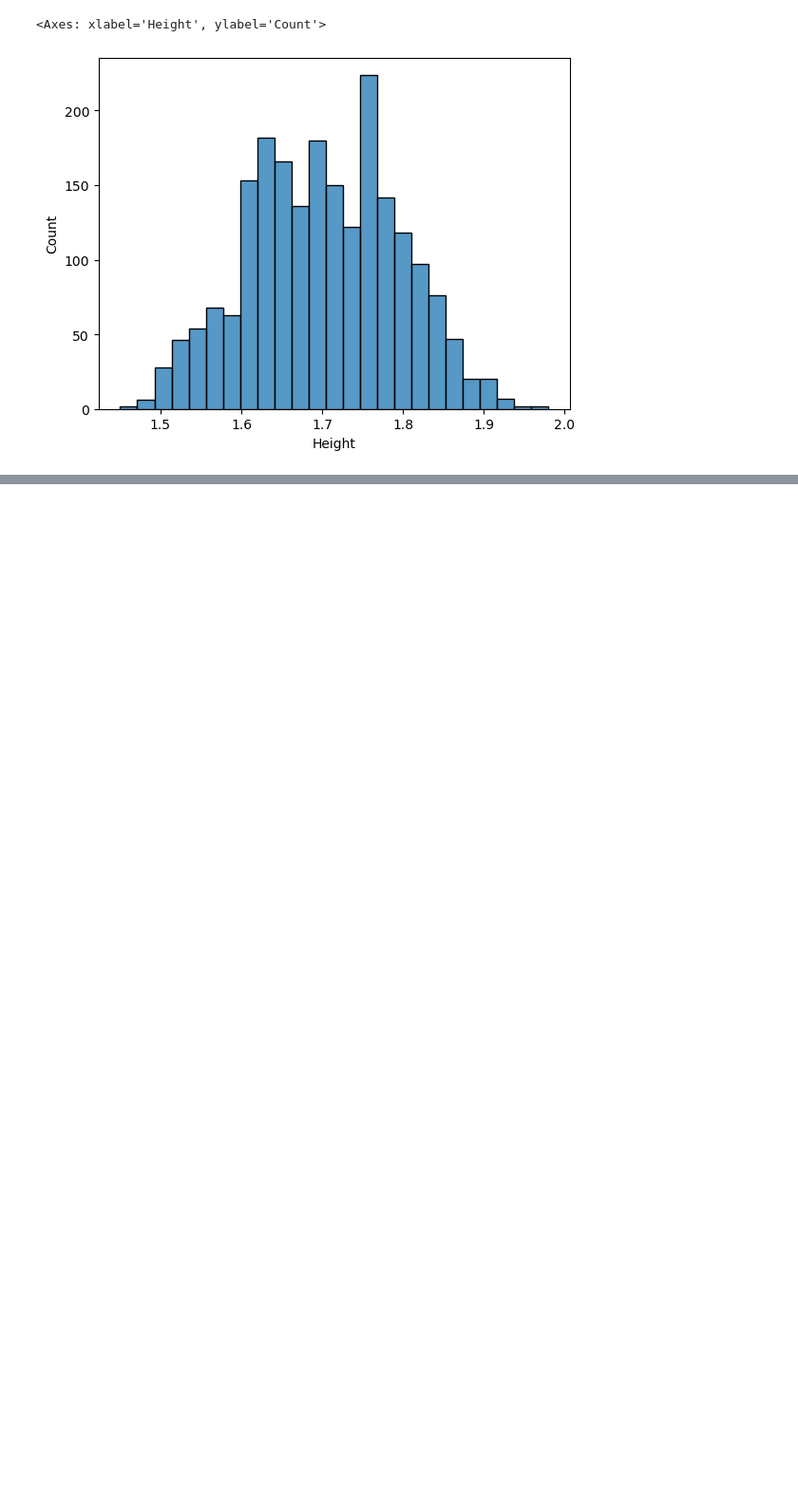
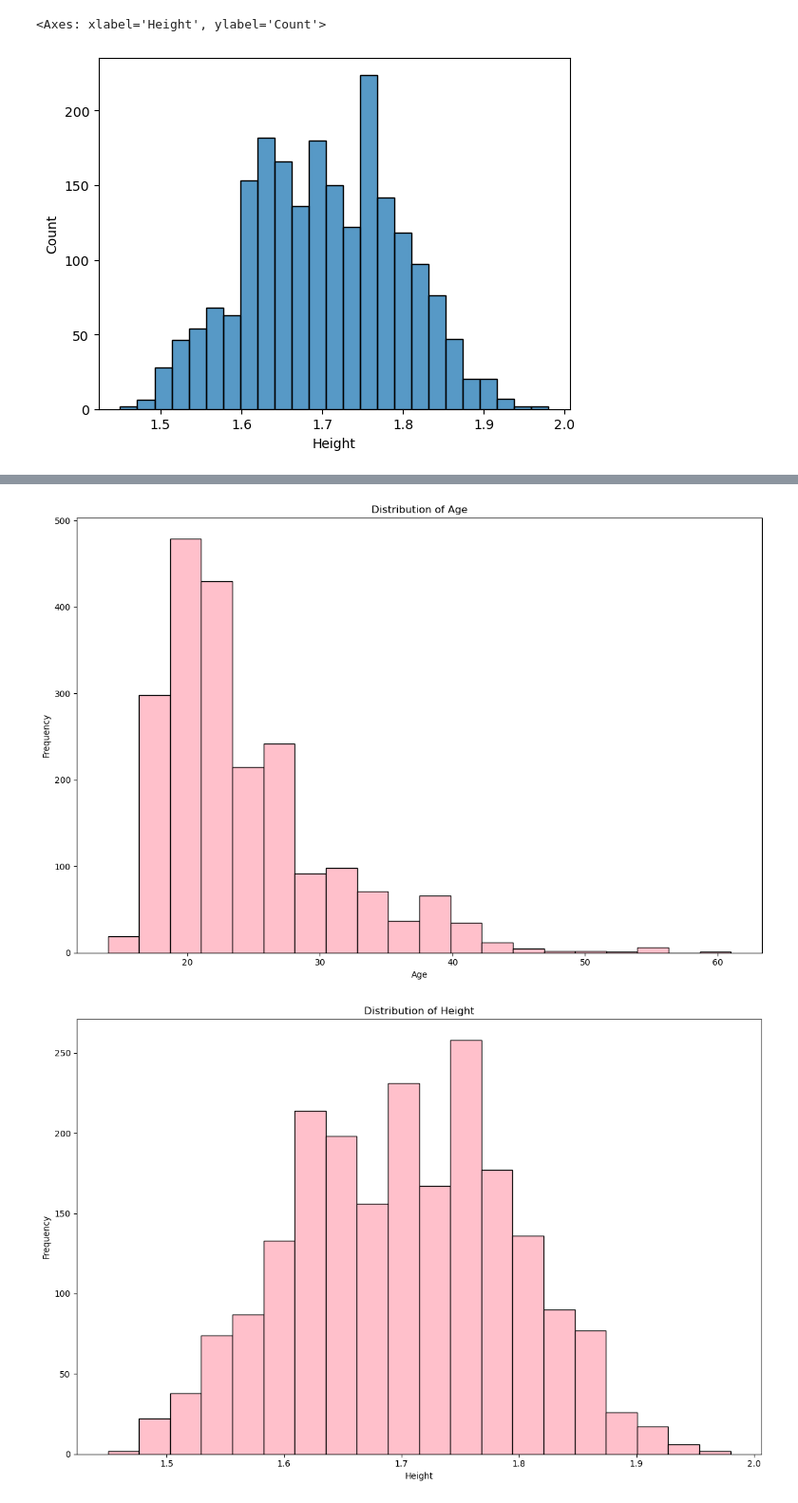
Before and after one commit to 2026362-Silvia/Machine-Learning, a Jupyter notebook: SilviaSolanoMarchini_1st_assessment_ML.ipynb, the cells around one changed output, grey strips where cells are left out. Shown at 95% size. Drawn from its saved outputs; the diff is of its cells as text; code cells hidden in the pictures; blank space fills up the shorter version.

Commit message:
Resolve some problem and continuous with the project

```diff
--- a/SilviaSolanoMarchini_1st_assessment_ML.ipynb
+++ b/SilviaSolanoMarchini_1st_assessment_ML.ipynb
@@ -140,4 +136,9 @@ NObeyesdad                        float64
 dtype: object
 # %%
-df["FCVC"].unique()
+# Indicate the unique values in the columns
+columns = ['Gender', 'Age', 'Height', 'Weight', 'family_history_with_overweight', 'FAVC', 'FCVC', 'NCP','CAEC','SMOKE','CH2O','SCC',
+           'FAF', 'TUE', 'CALC', 'MTRANS','NObeyesdad']
+
+for i in columns:
+    print(f'{i} unique values:' , df[i].unique())
 # %% [output]
@@ -160,0 +162,38 @@ array([2.      , 3.      , 1.      , 2.450218, 2.880161, 2.00876 ,
+# %%
+# Clean target just in case there are missing values
+df['NObeyesdad'] = df['NObeyesdad'].astype(str).str.strip()
+
+# Target with 7 levels
+target_map = {'Insufficient_Weight': 0, 'Normal_Weight': 1, 'Overweight_Level_I': 2, 'Overweight_Level_II': 3, 'Obesity_Type_I': 4,
+              'Obesity_Type_II': 5, 'Obesity_Type_III': 6}
+
+df['NObeyesdad'] = df['NObeyesdad'].replace(target_map)
+
+# Binary map
+df['Gender'] = df['Gender'].replace({'Female': 0, 'Male': 1})
+df['family_history_with_overweight'] = df['family_history_with_overweight'].replace({'no': 0, 'yes': 1})
+df['FAVC'] = df['FAVC'].replace({'no': 0, 'yes': 1})
+df['CAEC'] = df['CAEC'].replace({'no': 0, 'Sometimes': 1, 'Frequently': 2, 'Always': 3})
+df['SMOKE'] = df['SMOKE'].replace({'no': 0, 'yes': 1})
+df['SCC'] = df['SCC'].replace({'no': 0, 'yes': 1})
+df['CALC'] = df['CALC'].replace({'no': 0, 'Sometimes': 1, 'Frequently': 2, 'Always': 3})
+df['MTRANS'] = df['MTRANS'].replace({'Public_Transportation': 0, 'Walking': 1, 'Automobile': 2, 'Motorbike': 3, 'Bike': 4})
+# %%
+#Continuous columns
+cont_col = ['Age', 'Height', 'Weight', 'FCVC', 'NCP', 'CH2O', 'FAF', 'TUE']
+
+df[cont_col] = df[cont_col].apply(pd.to_numeric, errors="coerce")
+
+for i in cont_col:
+    fig, ax = plt.subplots(figsize=(12, 8))
+
+# Histogram graphic
+    ax.hist(df[i].dropna(), bins=20, color='pink', edgecolor='black')
+    ax.set_title(f'Distribution of {i}')
+    ax.set_xlabel(i)
+    ax.set_ylabel('Frequency')
+    plt.tight_layout()
+    plt.show()
+# %% [output]
+[figure, added]
+[figure, added]
```
Also changed, not shown: parts of 26 cells of this notebook.
